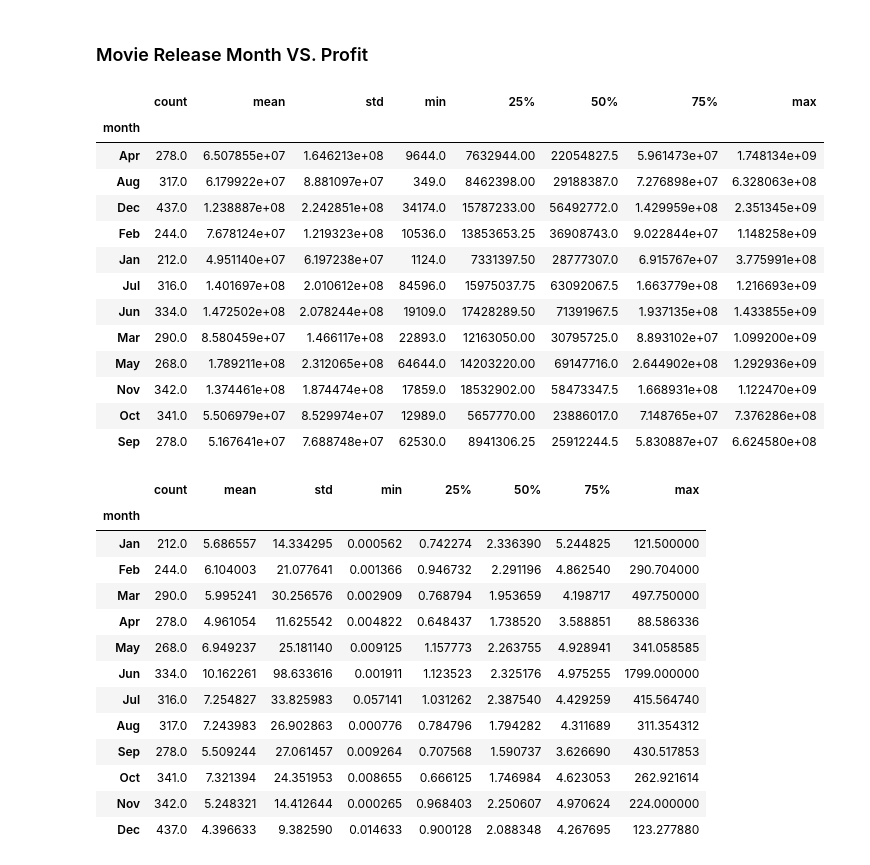
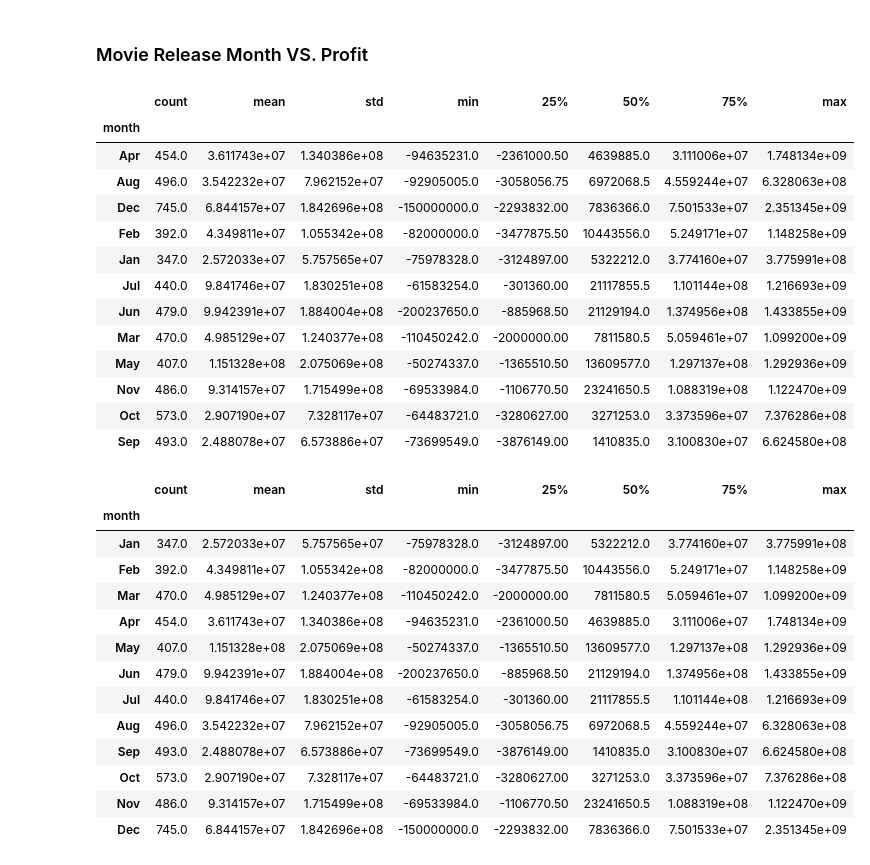
Before and after one commit to camdeman/MMA, a Jupyter notebook: Movies_Cameron.ipynb, the cells around one changed output. Saved outputs shown, nothing was run; the diff lists cells and outputs as text; code cells hidden in the pictures.

```diff
--- a/Movies_Cameron.ipynb
+++ b/Movies_Cameron.ipynb
@@ -61,7 +61,7 @@ df
 | 5781 | 82 | Aug 5, 2005 | My Date With Drew | 1100 | 181041 | 181041 | 179941 |
 5782 rows × 7 columns
 # %%
-df = df.loc[df['profit'] > 0 ]
+df['return_rate'] = df['profit']/df['production_budget']
 # %%
 df
 # %% [output]
@@ -330,38 +332,38 @@ release_date_description_2
 # %% [output]
 |  | count | mean | std | min | 25% | 50% | 75% | max |
 | month |  |  |  |  |  |  |  |  |
-| Apr | 278.0 | 6.507855e+07 | 1.646213e+08 | 9644.0 | 7632944.00 | 22054827.5 | 5.961473e+07 | 1.748134e+09 |
-| Aug | 317.0 | 6.179922e+07 | 8.881097e+07 | 349.0 | 8462398.00 | 29188387.0 | 7.276898e+07 | 6.328063e+08 |
-| Dec | 437.0 | 1.238887e+08 | 2.242851e+08 | 34174.0 | 15787233.00 | 56492772.0 | 1.429959e+08 | 2.351345e+09 |
-| Feb | 244.0 | 7.678124e+07 | 1.219323e+08 | 10536.0 | 13853653.25 | 36908743.0 | 9.022844e+07 | 1.148258e+09 |
-| Jan | 212.0 | 4.951140e+07 | 6.197238e+07 | 1124.0 | 7331397.50 | 28777307.0 | 6.915767e+07 | 3.775991e+08 |
-| Jul | 316.0 | 1.401697e+08 | 2.010612e+08 | 84596.0 | 15975037.75 | 63092067.5 | 1.663779e+08 | 1.216693e+09 |
-| Jun | 334.0 | 1.472502e+08 | 2.078244e+08 | 19109.0 | 17428289.50 | 71391967.5 | 1.937135e+08 | 1.433855e+09 |
-| Mar | 290.0 | 8.580459e+07 | 1.466117e+08 | 22893.0 | 12163050.00 | 30795725.0 | 8.893102e+07 | 1.099200e+09 |
-| May | 268.0 | 1.789211e+08 | 2.312065e+08 | 64644.0 | 14203220.00 | 69147716.0 | 2.644902e+08 | 1.292936e+09 |
-| Nov | 342.0 | 1.374461e+08 | 1.874474e+08 | 17859.0 | 18532902.00 | 58473347.5 | 1.668931e+08 | 1.122470e+09 |
-| Oct | 341.0 | 5.506979e+07 | 8.529974e+07 | 12989.0 | 5657770.00 | 23886017.0 | 7.148765e+07 | 7.376286e+08 |
-| Sep | 278.0 | 5.167641e+07 | 7.688748e+07 | 62530.0 | 8941306.25 | 25912244.5 | 5.830887e+07 | 6.624580e+08 |
+| Apr | 454.0 | 3.611743e+07 | 1.340386e+08 | -94635231.0 | -2361000.50 | 4639885.0 | 3.111006e+07 | 1.748134e+09 |
+| Aug | 496.0 | 3.542232e+07 | 7.962152e+07 | -92905005.0 | -3058056.75 | 6972068.5 | 4.559244e+07 | 6.328063e+08 |
+| Dec | 745.0 | 6.844157e+07 | 1.842696e+08 | -150000000.0 | -2293832.00 | 7836366.0 | 7.501533e+07 | 2.351345e+09 |
+| Feb | 392.0 | 4.349811e+07 | 1.055342e+08 | -82000000.0 | -3477875.50 | 10443556.0 | 5.249171e+07 | 1.148258e+09 |
+| Jan | 347.0 | 2.572033e+07 | 5.757565e+07 | -75978328.0 | -3124897.00 | 5322212.0 | 3.774160e+07 | 3.775991e+08 |
+| Jul | 440.0 | 9.841746e+07 | 1.830251e+08 | -61583254.0 | -301360.00 | 21117855.5 | 1.101144e+08 | 1.216693e+09 |
+| Jun | 479.0 | 9.942391e+07 | 1.884004e+08 | -200237650.0 | -885968.50 | 21129194.0 | 1.374956e+08 | 1.433855e+09 |
+| Mar | 470.0 | 4.985129e+07 | 1.240377e+08 | -110450242.0 | -2000000.00 | 7811580.5 | 5.059461e+07 | 1.099200e+09 |
+| May | 407.0 | 1.151328e+08 | 2.075069e+08 | -50274337.0 | -1365510.50 | 13609577.0 | 1.297137e+08 | 1.292936e+09 |
+| Nov | 486.0 | 9.314157e+07 | 1.715499e+08 | -69533984.0 | -1106770.50 | 23241650.5 | 1.088319e+08 | 1.122470e+09 |
+| Oct | 573.0 | 2.907190e+07 | 7.328117e+07 | -64483721.0 | -3280627.00 | 3271253.0 | 3.373596e+07 | 7.376286e+08 |
+| Sep | 493.0 | 2.488078e+07 | 6.573886e+07 | -73699549.0 | -3876149.00 | 1410835.0 | 3.100830e+07 | 6.624580e+08 |
 # %%
 new_order = ['Jan', 'Feb', 'Mar', 'Apr', 'May', 'Jun', 'Jul', 'Aug', 'Sep', 'Oct', 'Nov', 'Dec']
 
-release_date_description_2 = release_date_description.reindex(new_order, axis=0)
+release_date_description_2 = release_date_description_2.reindex(new_order, axis=0)
 release_date_description_2
 # %% [output]
 |  | count | mean | std | min | 25% | 50% | 75% | max |
 | month |  |  |  |  |  |  |  |  |
-| Jan | 212.0 | 5.686557 | 14.334295 | 0.000562 | 0.742274 | 2.336390 | 5.244825 | 121.500000 |
-| Feb | 244.0 | 6.104003 | 21.077641 | 0.001366 | 0.946732 | 2.291196 | 4.862540 | 290.704000 |
-| Mar | 290.0 | 5.995241 | 30.256576 | 0.002909 | 0.768794 | 1.953659 | 4.198717 | 497.750000 |
-| Apr | 278.0 | 4.961054 | 11.625542 | 0.004822 | 0.648437 | 1.738520 | 3.588851 | 88.586336 |
-| May | 268.0 | 6.949237 | 25.181140 | 0.009125 | 1.157773 | 2.263755 | 4.928941 | 341.058585 |
-| Jun | 334.0 | 10.162261 | 98.633616 | 0.001911 | 1.123523 | 2.325176 | 4.975255 | 1799.000000 |
-| Jul | 316.0 | 7.254827 | 33.825983 | 0.057141 | 1.031262 | 2.387540 | 4.429259 | 415.564740 |
-| Aug | 317.0 | 7.243983 | 26.902863 | 0.000776 | 0.784796 | 1.794282 | 4.311689 | 311.354312 |
-| Sep | 278.0 | 5.509244 | 27.061457 | 0.009264 | 0.707568 | 1.590737 | 3.626690 | 430.517853 |
-| Oct | 341.0 | 7.321394 | 24.351953 | 0.008655 | 0.666125 | 1.746984 | 4.623053 | 262.921614 |
-| Nov | 342.0 | 5.248321 | 14.412644 | 0.000265 | 0.968403 | 2.250607 | 4.970624 | 224.000000 |
-| Dec | 437.0 | 4.396633 | 9.382590 | 0.014633 | 0.900128 | 2.088348 | 4.267695 | 123.277880 |
+| Jan | 347.0 | 2.572033e+07 | 5.757565e+07 | -75978328.0 | -3124897.00 | 5322212.0 | 3.774160e+07 | 3.775991e+08 |
+| Feb | 392.0 | 4.349811e+07 | 1.055342e+08 | -82000000.0 | -3477875.50 | 10443556.0 | 5.249171e+07 | 1.148258e+09 |
+| Mar | 470.0 | 4.985129e+07 | 1.240377e+08 | -110450242.0 | -2000000.00 | 7811580.5 | 5.059461e+07 | 1.099200e+09 |
+| Apr | 454.0 | 3.611743e+07 | 1.340386e+08 | -94635231.0 | -2361000.50 | 4639885.0 | 3.111006e+07 | 1.748134e+09 |
+| May | 407.0 | 1.151328e+08 | 2.075069e+08 | -50274337.0 | -1365510.50 | 13609577.0 | 1.297137e+08 | 1.292936e+09 |
+| Jun | 479.0 | 9.942391e+07 | 1.884004e+08 | -200237650.0 | -885968.50 | 21129194.0 | 1.374956e+08 | 1.433855e+09 |
+| Jul | 440.0 | 9.841746e+07 | 1.830251e+08 | -61583254.0 | -301360.00 | 21117855.5 | 1.101144e+08 | 1.216693e+09 |
+| Aug | 496.0 | 3.542232e+07 | 7.962152e+07 | -92905005.0 | -3058056.75 | 6972068.5 | 4.559244e+07 | 6.328063e+08 |
+| Sep | 493.0 | 2.488078e+07 | 6.573886e+07 | -73699549.0 | -3876149.00 | 1410835.0 | 3.100830e+07 | 6.624580e+08 |
+| Oct | 573.0 | 2.907190e+07 | 7.328117e+07 | -64483721.0 | -3280627.00 | 3271253.0 | 3.373596e+07 | 7.376286e+08 |
+| Nov | 486.0 | 9.314157e+07 | 1.715499e+08 | -69533984.0 | -1106770.50 | 23241650.5 | 1.088319e+08 | 1.122470e+09 |
+| Dec | 745.0 | 6.844157e+07 | 1.842696e+08 | -150000000.0 | -2293832.00 | 7836366.0 | 7.501533e+07 | 2.351345e+09 |
 # %%
 # Plot a bar graph of the most common names
 fig, ax = plt.subplots(figsize = (15,8))
```
Also changed, not shown: parts of 12 cells of this notebook.
